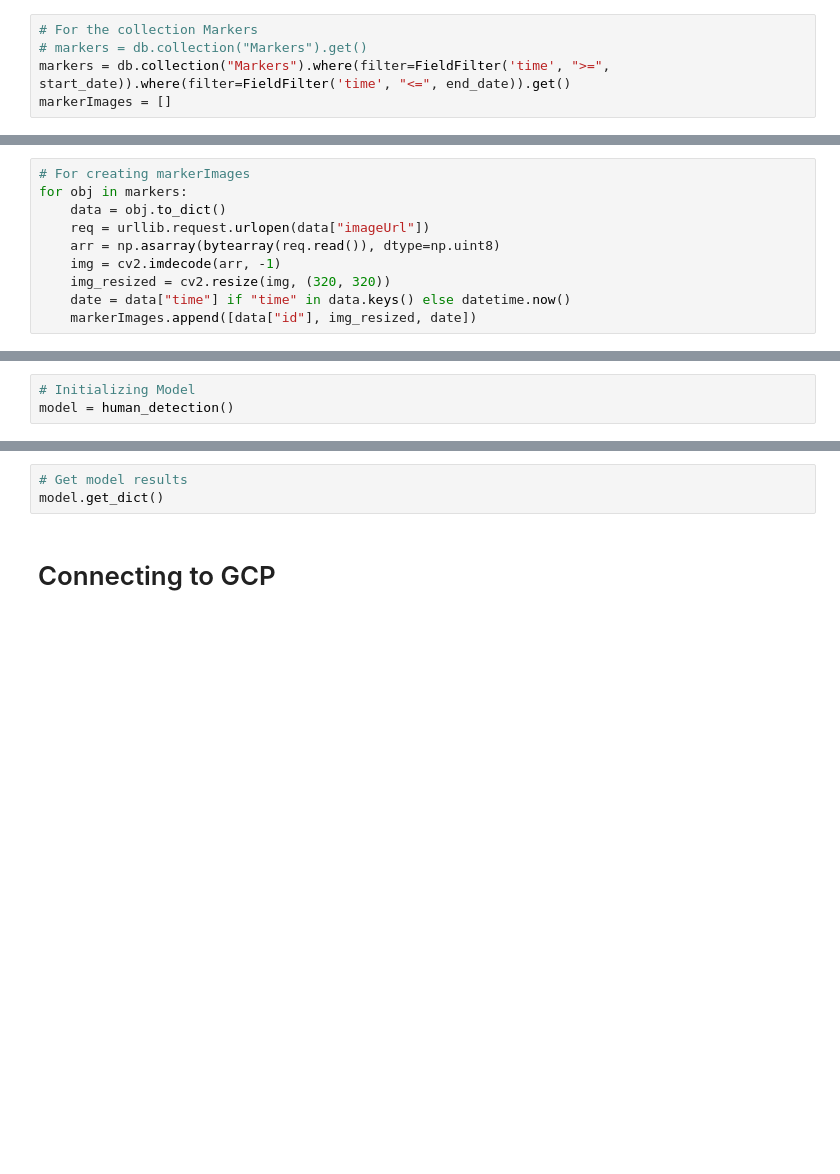
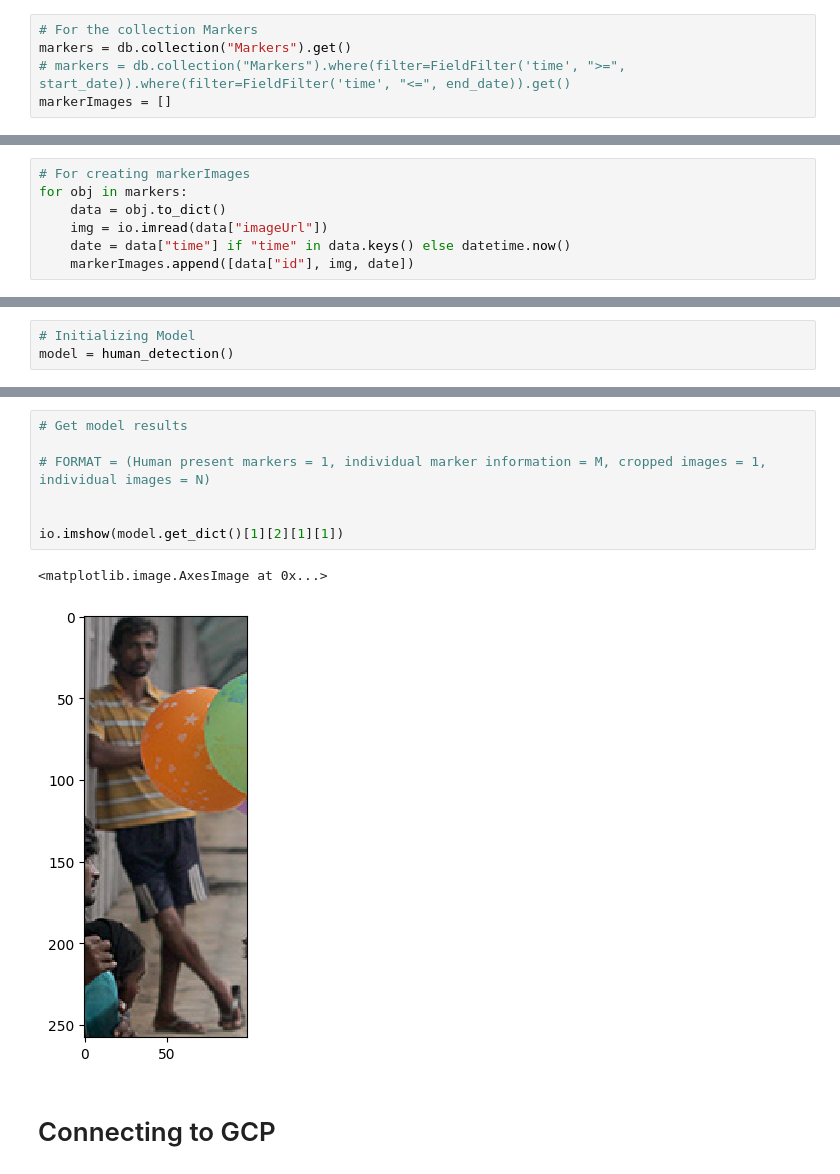
Before and after one commit to Krishnabh-Das/HESTIA, a Jupyter notebook: notebooks/Step3_human_detection.ipynb, the cells around one changed output, grey strips where cells are left out. Drawn from its saved outputs; the diff is of its cells as text; blank space fills up the shorter version.

```diff
--- a/notebooks/Step3_human_detection.ipynb
+++ b/notebooks/Step3_human_detection.ipynb
@@ -69,6 +85,6 @@ start_date = indian_timezone.localize(yesterday_midnight_datetime)
 end_date = indian_timezone.localize(midnight_datetime)
 # %%
 # For the collection Markers
-# markers = db.collection("Markers").get()
-markers = db.collection("Markers").where(filter=FieldFilter('time', ">=", start_date)).where(filter=FieldFilter('time', "<=", end_date)).get()
+markers = db.collection("Markers").get()
+# markers = db.collection("Markers").where(filter=FieldFilter('time', ">=", start_date)).where(filter=FieldFilter('time', "<=", end_date)).get()
 markerImages = []
@@ -76,9 +96,6 @@ markerImages = []
 # For creating markerImages
 for obj in markers:
     data = obj.to_dict()
-    req = urllib.request.urlopen(data["imageUrl"])
-    arr = np.asarray(bytearray(req.read()), dtype=np.uint8)
-    img = cv2.imdecode(arr, -1)
-    img_resized = cv2.resize(img, (320, 320))
+    img = io.imread(data["imageUrl"])
     date = data["time"] if "time" in data.keys() else datetime.now()
-    markerImages.append([data["id"], img_resized, date])
+    markerImages.append([data["id"], img, date])
@@ -139,6 +194,13 @@ model.forward(0.2, markerImages)
-# %%
-# Get model results
-model.get_dict()
+# %%
+# Get model results
+
+# FORMAT = (Human present markers = 1, individual marker information = M, cropped images = 1, individual images = N)
+
+
+io.imshow(model.get_dict()[1][2][1][1])
+# %% [output]
+<matplotlib.image.AxesImage at 0x...>
+[figure, added]
 # %% [markdown]
 # Connecting to GCP
 # %%
```
Also changed, not shown: parts of 14 cells of this notebook.
